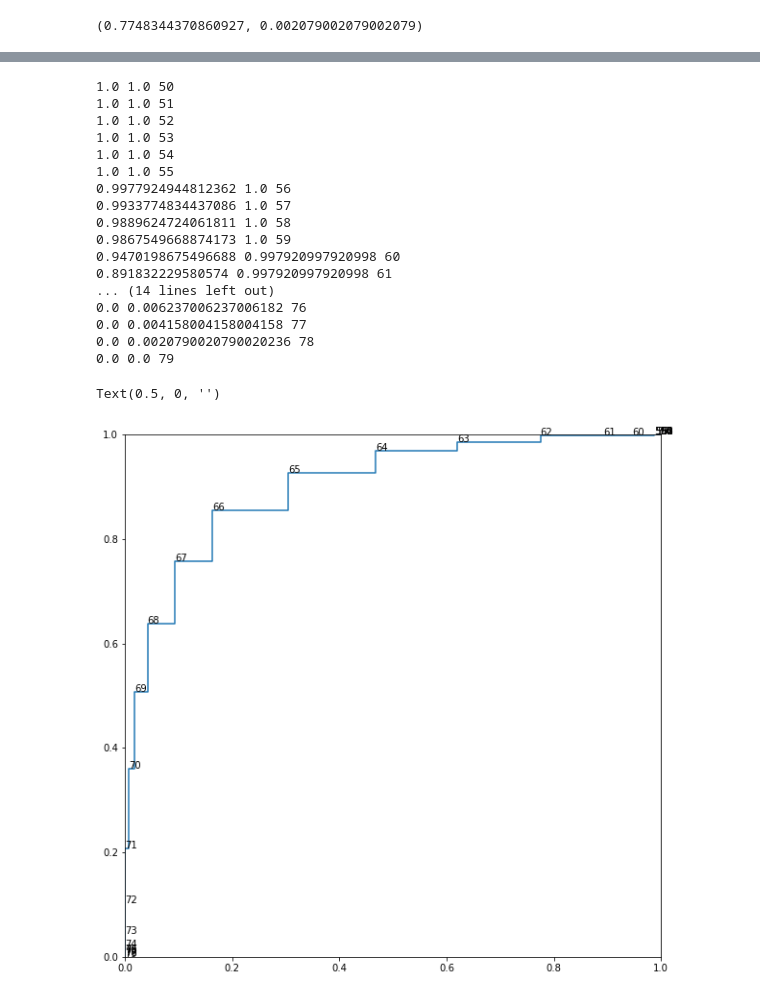
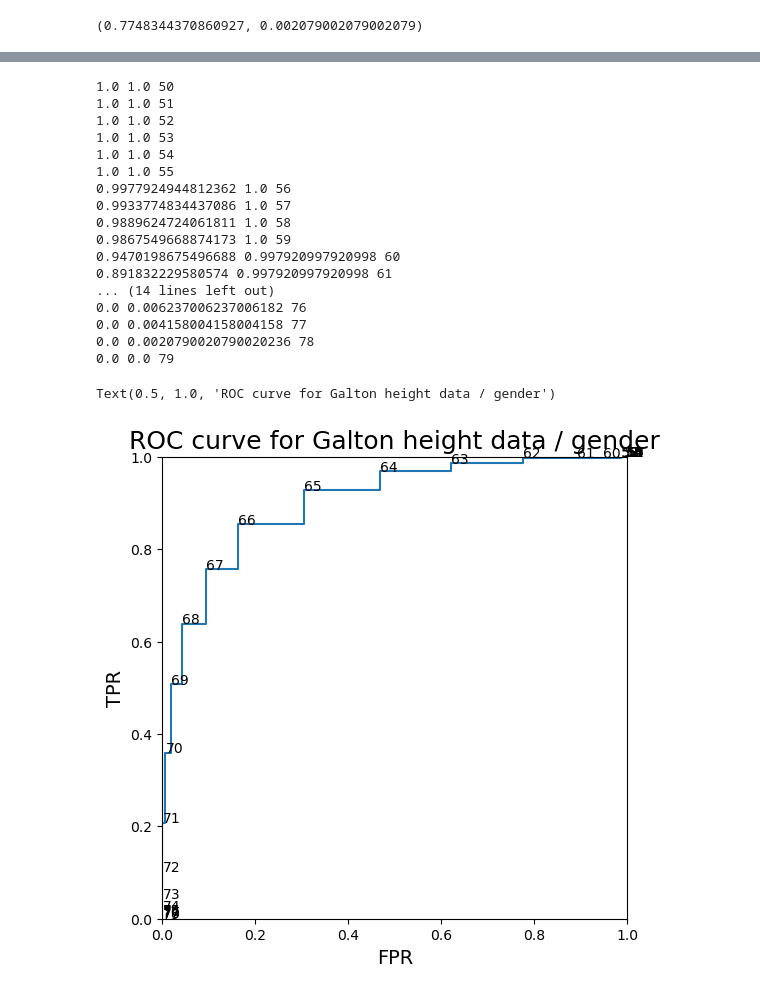
Before and after one commit to wltrimbl/uchicago-data221, a Jupyter notebook: notebooks/GALTONGAUSSMIXTURE.ipynb, the cells around one changed output, grey strips where cells are left out. Cells and saved outputs as stored; diff of their text form; code cells hidden in the pictures.

```diff
--- a/notebooks/GALTONGAUSSMIXTURE.ipynb
+++ b/notebooks/GALTONGAUSSMIXTURE.ipynb
@@ -512,31 +515,33 @@ plt.ylim([0,1])
 # %%
-fig, ax = plt.subplots(figsize=(10,10))
+fig, ax = plt.subplots(figsize=(6,6))
 plt.step(fprfnr[:,0], 1-fprfnr[:,1])
 for x,y,z in zip (fprfnr[:,0], 1-np.array(fprfnr[:,1]) , list(map(str, trange))):
     print (x,y,z)
     ax.text(x, y, z)
 plt.xlim([0,1])
 plt.ylim([0,1])
-plt.xlabel("")
+plt.xlabel("FPR", fontsize=14)
+plt.ylabel("TPR", fontsize=14)
+plt.title("ROC curve for Galton height data / gender", fontsize=18)
 # %% [output]
 1.0 1.0 50
 1.0 1.0 51
 1.0 1.0 52
 1.0 1.0 53
 1.0 1.0 54
 1.0 1.0 55
 0.9977924944812362 1.0 56
 0.9933774834437086 1.0 57
 0.9889624724061811 1.0 58
 0.9867549668874173 1.0 59
 0.9470198675496688 0.997920997920998 60
 0.891832229580574 0.997920997920998 61
 ... (14 lines left out)
 0.0 0.006237006237006182 76
 0.0 0.004158004158004158 77
 0.0 0.0020790020790020236 78
 0.0 0.0 79
-Text(0.5, 0, '')
+Text(0.5, 1.0, 'ROC curve for Galton height data / gender')
-[figure, old version]
+[figure, new version]
 # %%
 find_fpr_fnr(66.7)
```
Also changed, not shown: parts of 16 cells of this notebook, 50 other files.
